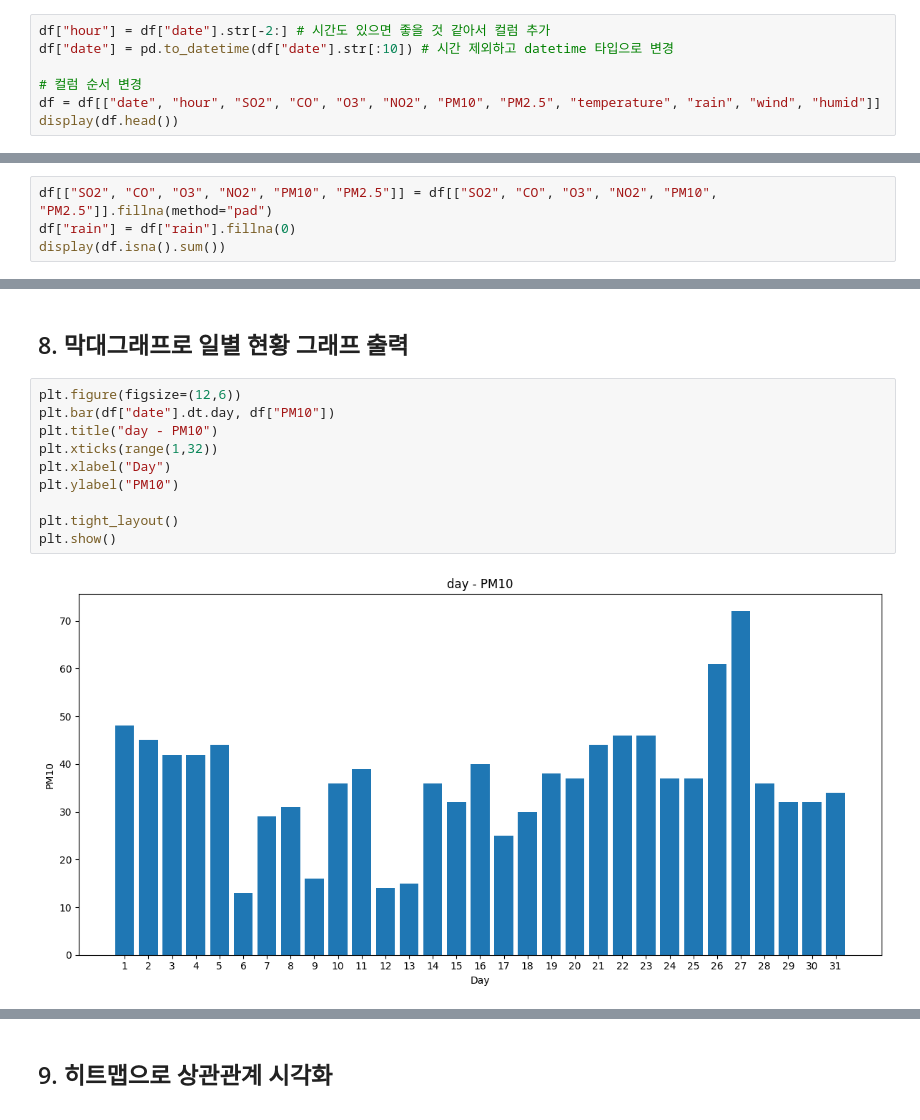
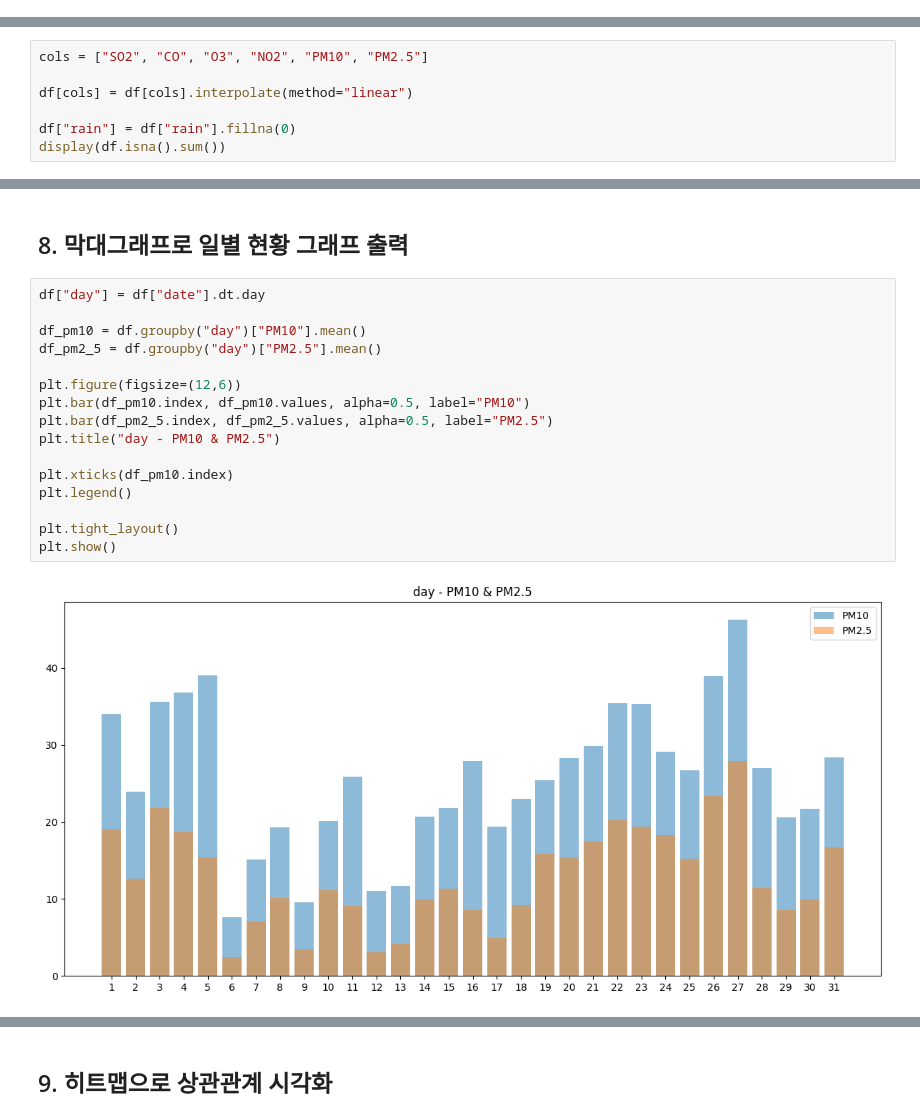
Before and after one commit to WaltDev29/Course_AI_Data_Preprocessing, a Jupyter notebook: Python/final_exam/final_exam.ipynb, the cells around one changed output, grey strips where cells are left out. Saved outputs shown, nothing was run; the diff lists cells and outputs as text.

```diff
--- a/Python/final_exam/final_exam.ipynb
+++ b/Python/final_exam/final_exam.ipynb
@@ -105,10 +183,3 @@ humid            int64
 dtype: object
 # %% [markdown]
 ### 4-3. date 컬럼 date 타입으로 변경
-# %%
-df["hour"] = df["date"].str[-2:] # 시간도 있으면 좋을 것 같아서 컬럼 추가
-df["date"] = pd.to_datetime(df["date"].str[:10]) # 시간 제외하고 datetime 타입으로 변경
-
-# 컬럼 순서 변경
-df = df[["date", "hour", "SO2", "CO", "O3", "NO2", "PM10", "PM2.5", "temperature", "rain", "wind", "humid"]]
-display(df.head())
@@ -148,5 +211,8 @@ dtype: int64
 # %%
-df[["SO2", "CO", "O3", "NO2", "PM10", "PM2.5"]] = df[["SO2", "CO", "O3", "NO2", "PM10", "PM2.5"]].fillna(method="pad")
+cols = ["SO2", "CO", "O3", "NO2", "PM10", "PM2.5"]
+
+df[cols] = df[cols].interpolate(method="linear")
+
 df["rain"] = df["rain"].fillna(0)
 display(df.isna().sum())
 # %% [output]
@@ -200,14 +293,20 @@ array([[<Axes: title={'center': 'date'}>,
 # %% [markdown]
 ## 8. 막대그래프로 일별 현황 그래프 출력
 # %%
+df["day"] = df["date"].dt.day
+
+df_pm10 = df.groupby("day")["PM10"].mean()
+df_pm2_5 = df.groupby("day")["PM2.5"].mean()
+
 plt.figure(figsize=(12,6))
-plt.bar(df["date"].dt.day, df["PM10"])
-plt.title("day - PM10")
-plt.xticks(range(1,32))
-plt.xlabel("Day")
-plt.ylabel("PM10")
+plt.bar(df_pm10.index, df_pm10.values, alpha=0.5, label="PM10")
+plt.bar(df_pm2_5.index, df_pm2_5.values, alpha=0.5, label="PM2.5")
+plt.title("day - PM10 & PM2.5")
+
+plt.xticks(df_pm10.index)
+plt.legend()
 
 plt.tight_layout()
 plt.show()
 # %% [output]
-[figure, old version]
+[figure, new version]
```
Also changed, not shown: parts of 20 cells of this notebook, 1 other file.
